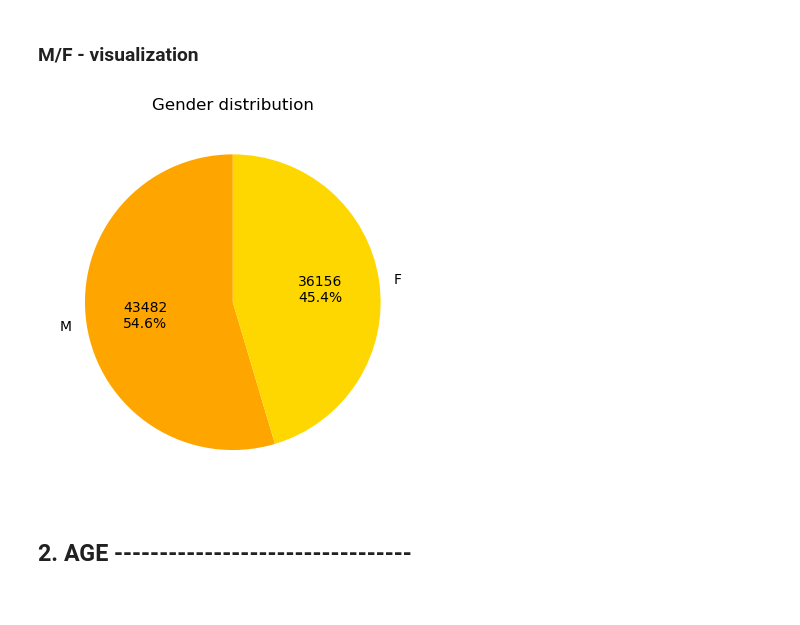
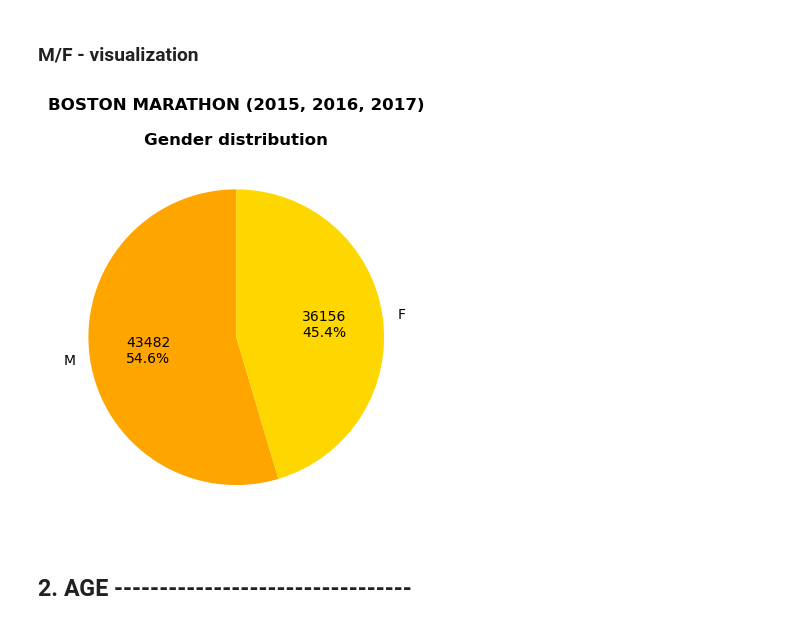
Before and after one commit to chambers29/boston_marathons, a Jupyter notebook: boston_3.ipynb, the cells around one changed output. Saved outputs shown, nothing was run; the diff lists cells and outputs as text; code cells hidden in the pictures.

```diff
--- a/boston_3.ipynb
+++ b/boston_3.ipynb
@@ -61,12 +61,15 @@ df_mf_dist.to_csv('./export/mf_dist.csv')
 # %%
 x = df_mf_dist['count']
 labels = df_mf_dist.index
 
-plt.pie(x=x, labels=labels, colors=['orange','gold'], startangle=90, autopct= lambda pct: f"{round(pct/100*gender_count.sum())}\n{pct:.1f}%")
-plt.title('Gender distribution')
+ax = plt.pie(x=x, labels=labels, colors=['orange','gold'], startangle=90, autopct= lambda pct: f"{round(pct/100*gender_count.sum())}\n{pct:.1f}%")
+
+plt.title('BOSTON MARATHON (2015, 2016, 2017)\n\nGender distribution', fontweight='bold')
+
+plt.savefig("./vexport/gender.png", dpi=300, bbox_inches='tight')
 plt.show()
 # %% [output]
-[figure, old version]
+[figure, new version]
 # %% [markdown]
 ## 2. AGE ---------------------------------
 # %%
```
Also changed, not shown: parts of 19 cells of this notebook.
